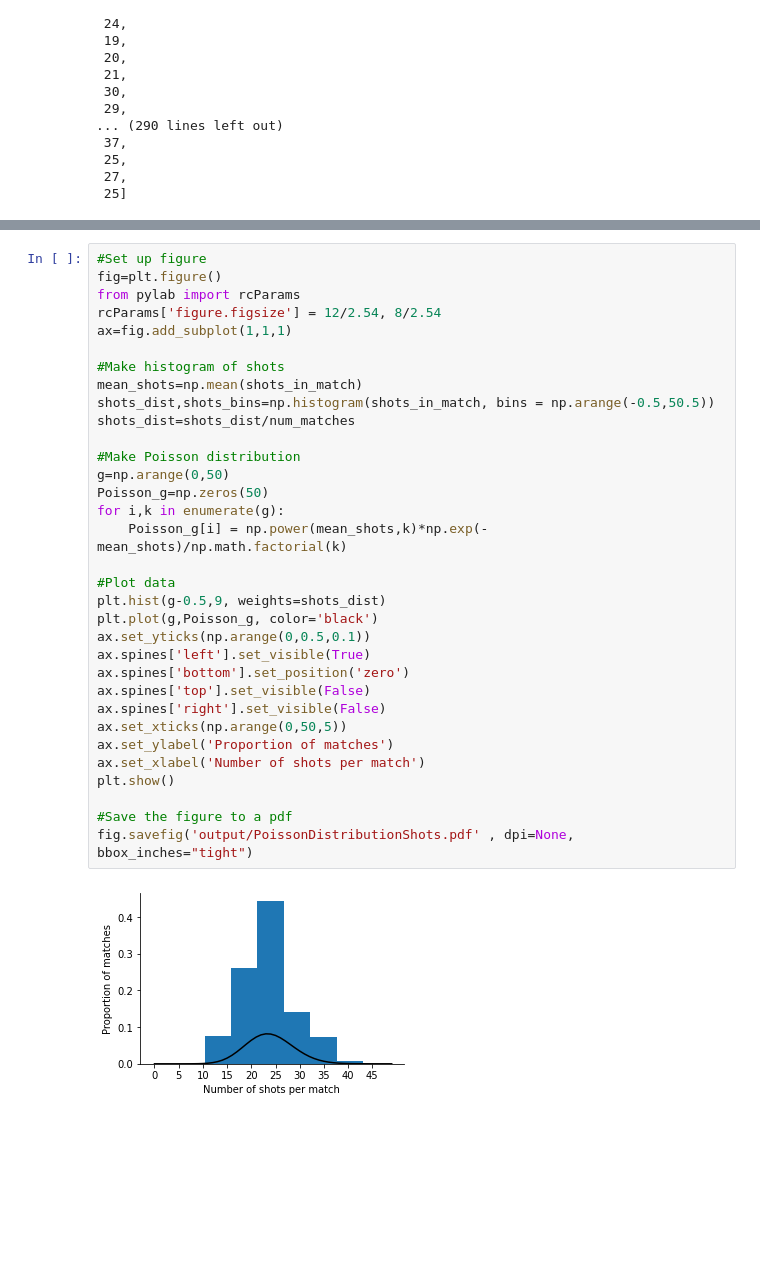
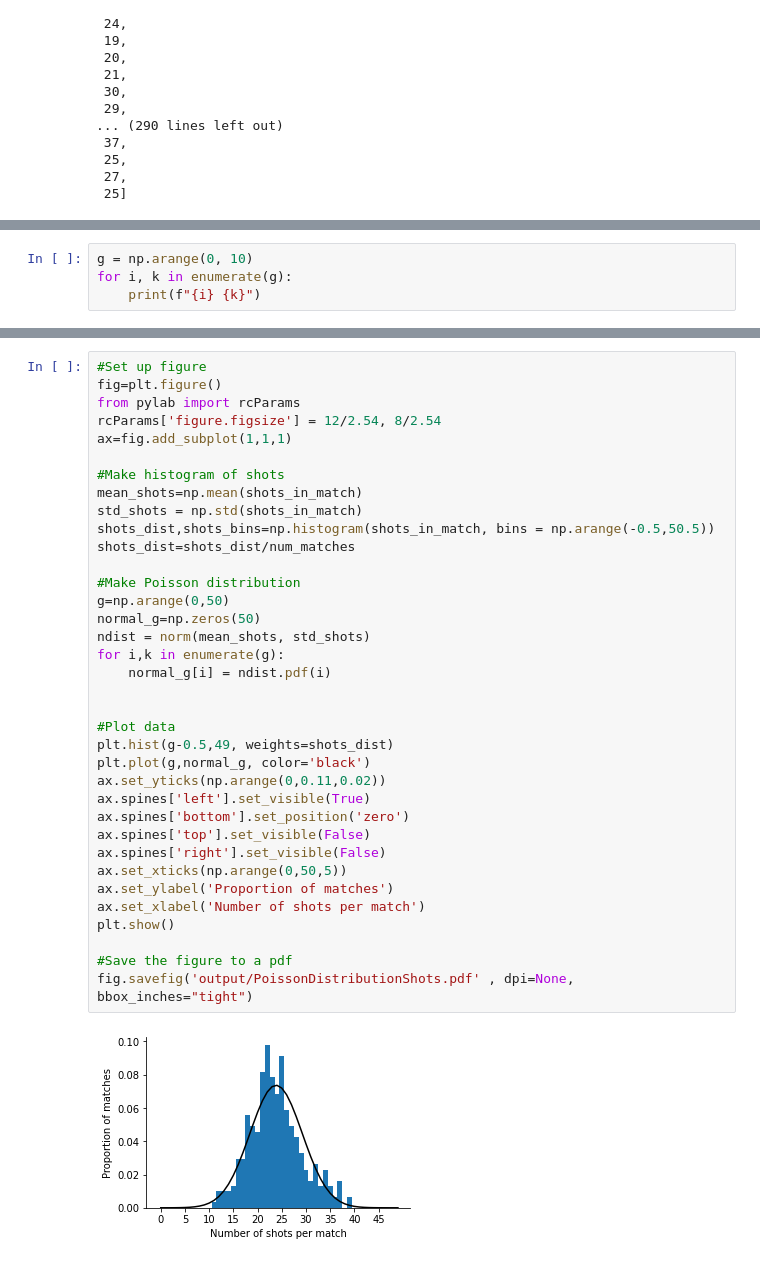
Before and after one commit to kenbeek/football_modelling, a Jupyter notebook: 10GoalsPerGame.ipynb, the cells around one changed output, grey strips where cells are left out. Cells and saved outputs as stored; diff of their text form; blank space fills up the shorter version.

```diff
--- a/10GoalsPerGame.ipynb
+++ b/10GoalsPerGame.ipynb
@@ -87,0 +94,4 @@ fig.savefig('output/PoissonDistributionGoals.pdf' , dpi=None, bbox_inches="tight
+# %%
+g = np.arange(0, 10)
+for i, k in enumerate(g):
+    print(f"{i} {k}")
@@ -88,35 +109,38 @@ fig.savefig('output/PoissonDistributionGoals.pdf' , dpi=None, bbox_inches="tight
 # %%
 #Set up figure
 fig=plt.figure()
 from pylab import rcParams
 rcParams['figure.figsize'] = 12/2.54, 8/2.54
 ax=fig.add_subplot(1,1,1)
 
 #Make histogram of shots
 mean_shots=np.mean(shots_in_match)
+std_shots = np.std(shots_in_match)
 shots_dist,shots_bins=np.histogram(shots_in_match, bins = np.arange(-0.5,50.5))
 shots_dist=shots_dist/num_matches
 
 #Make Poisson distribution
 g=np.arange(0,50)
-Poisson_g=np.zeros(50)
+normal_g=np.zeros(50)
+ndist = norm(mean_shots, std_shots)
 for i,k in enumerate(g):
-    Poisson_g[i] = np.power(mean_shots,k)*np.exp(-mean_shots)/np.math.factorial(k)
+    normal_g[i] = ndist.pdf(i)
+
 
 #Plot data
-plt.hist(g-0.5,9, weights=shots_dist)
-plt.plot(g,Poisson_g, color='black')
-ax.set_yticks(np.arange(0,0.5,0.1))
+plt.hist(g-0.5,49, weights=shots_dist)
+plt.plot(g,normal_g, color='black')
+ax.set_yticks(np.arange(0,0.11,0.02))
 ax.spines['left'].set_visible(True)
 ax.spines['bottom'].set_position('zero')
 ax.spines['top'].set_visible(False)
 ax.spines['right'].set_visible(False)
 ax.set_xticks(np.arange(0,50,5))
 ax.set_ylabel('Proportion of matches')
 ax.set_xlabel('Number of shots per match')
 plt.show()
 
 #Save the figure to a pdf
 fig.savefig('output/PoissonDistributionShots.pdf' , dpi=None, bbox_inches="tight")
 # %% [output]
-[figure, old version]
+[figure, new version]
```
Also changed, not shown: parts of 4 cells of this notebook, 5 other files.
